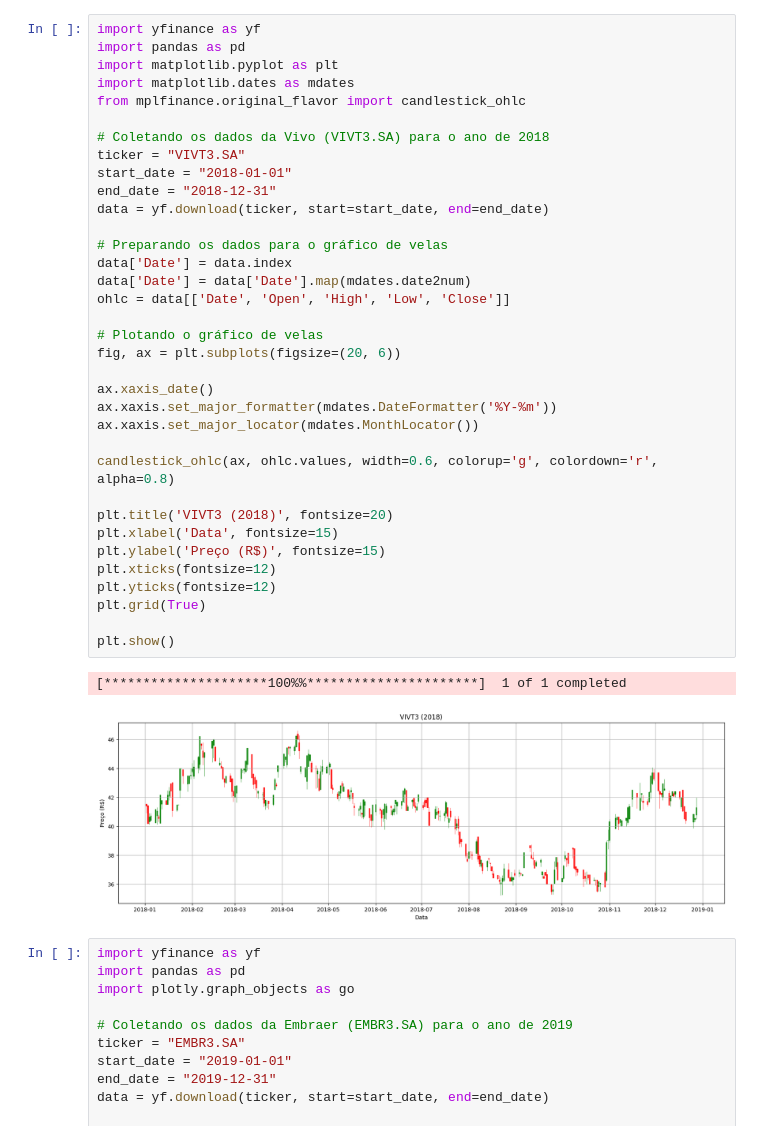
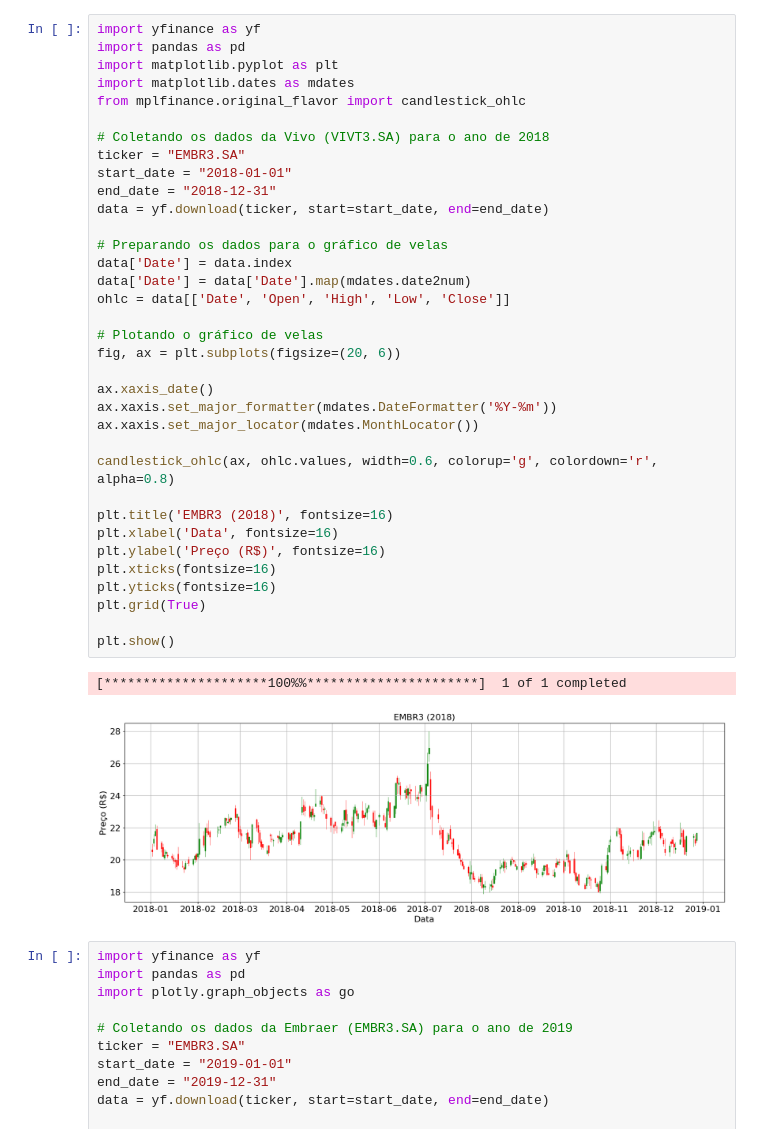
Before and after one commit to claudioestevam7/LinkNetwork, a Jupyter notebook: GraficosApresentação.ipynb, the cells around one changed output. Cells and saved outputs as stored; diff of their text form.

```diff
--- a/GraficosApresentação.ipynb
+++ b/GraficosApresentação.ipynb
@@ -2,40 +2,40 @@
 import yfinance as yf
 import pandas as pd
 import matplotlib.pyplot as plt
 import matplotlib.dates as mdates
 from mplfinance.original_flavor import candlestick_ohlc
 
 # Coletando os dados da Vivo (VIVT3.SA) para o ano de 2018
-ticker = "VIVT3.SA"
+ticker = "EMBR3.SA"
 start_date = "2018-01-01"
 end_date = "2018-12-31"
 data = yf.download(ticker, start=start_date, end=end_date)
 
 # Preparando os dados para o gráfico de velas
 data['Date'] = data.index
 data['Date'] = data['Date'].map(mdates.date2num)
 ohlc = data[['Date', 'Open', 'High', 'Low', 'Close']]
 
 # Plotando o gráfico de velas
 fig, ax = plt.subplots(figsize=(20, 6))
 
 ax.xaxis_date()
 ax.xaxis.set_major_formatter(mdates.DateFormatter('%Y-%m'))
 ax.xaxis.set_major_locator(mdates.MonthLocator())
 
 candlestick_ohlc(ax, ohlc.values, width=0.6, colorup='g', colordown='r', alpha=0.8)
 
-plt.title('VIVT3 (2018)', fontsize=20)
-plt.xlabel('Data', fontsize=15)
-plt.ylabel('Preço (R$)', fontsize=15)
-plt.xticks(fontsize=12)
-plt.yticks(fontsize=12)
+plt.title('EMBR3 (2018)', fontsize=16)
+plt.xlabel('Data', fontsize=16)
+plt.ylabel('Preço (R$)', fontsize=16)
+plt.xticks(fontsize=16)
+plt.yticks(fontsize=16)
 plt.grid(True)
 
 plt.show()
 # %% [output]
 [*********************100%%**********************]  1 of 1 completed
-[figure, old version]
+[figure, new version]
 # %%
 import yfinance as yf
 import pandas as pd
```
